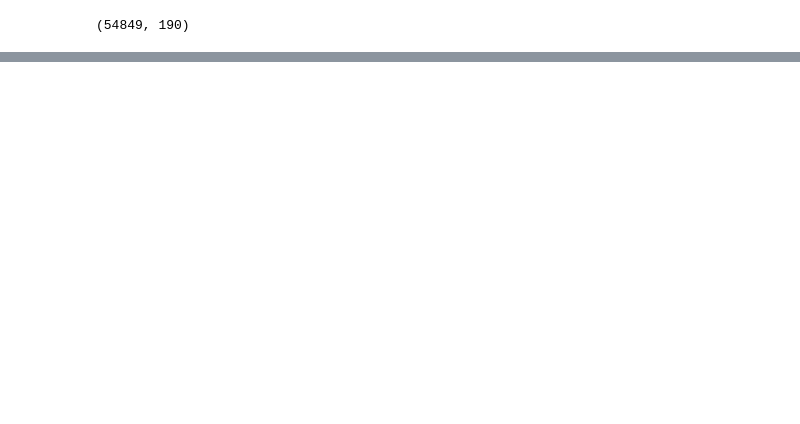
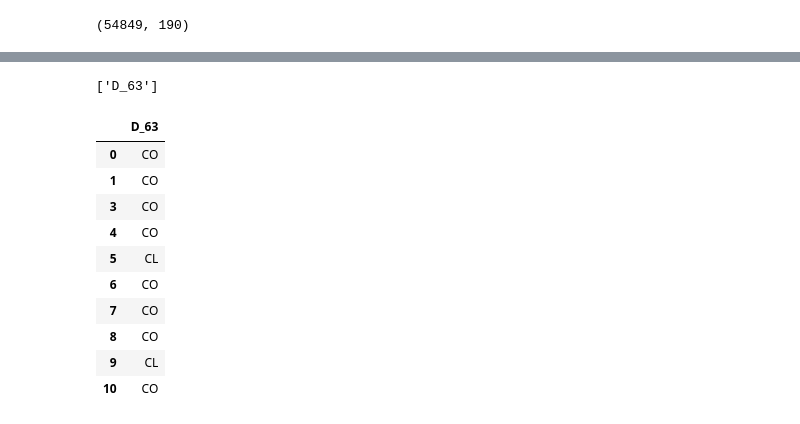
Before and after one commit to MykolaPinchuk/KaggleProjects, a Jupyter notebook: kp15-default.ipynb, the cells around one changed output, grey strips where cells are left out. Cells and saved outputs as stored; diff of their text form; code cells hidden in the pictures; blank space fills up the shorter version.

```diff
--- a/kp15-default.ipynb
+++ b/kp15-default.ipynb
@@ -154,0 +367,19 @@ Length: 191, dtype: int64
+# %%
+str_feat = [col for col in train.columns if train[col].dtype=='object']
+str_feat
+# %% [output]
+['D_63']
+# %%
+train[str_feat].head(10)
+# %% [output]
+|  | D_63 |
+| 0 | CO |
+| 1 | CO |
+| 3 | CO |
+| 4 | CO |
+| 5 | CL |
+| 6 | CO |
+| 7 | CO |
+| 8 | CO |
+| 9 | CL |
+| 10 | CO |
```
Also changed, not shown: parts of 12 cells of this notebook.
